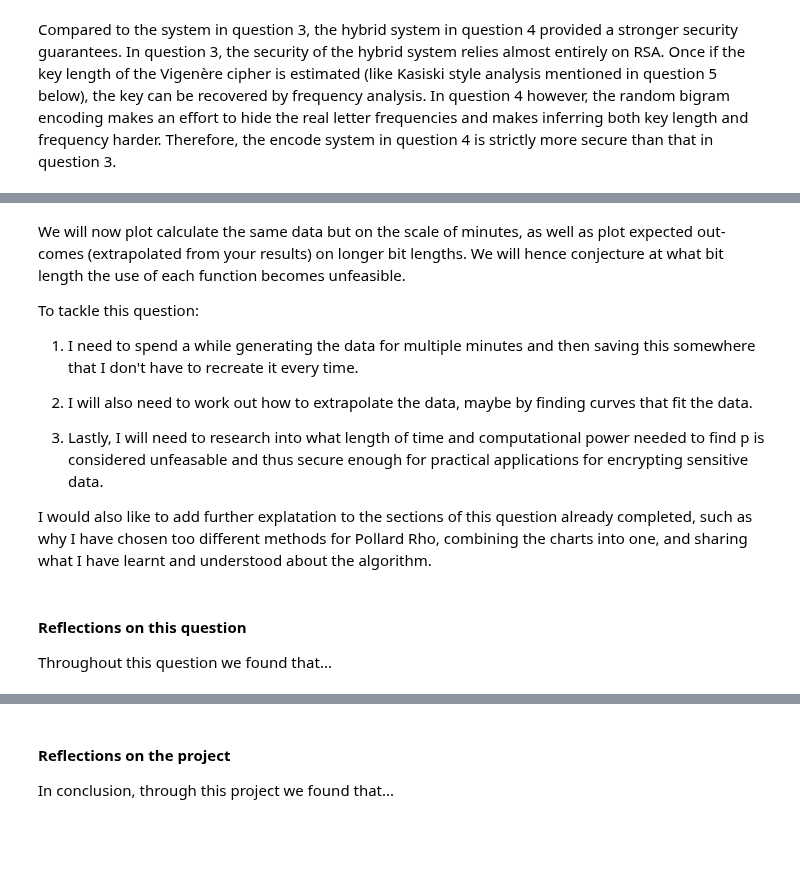
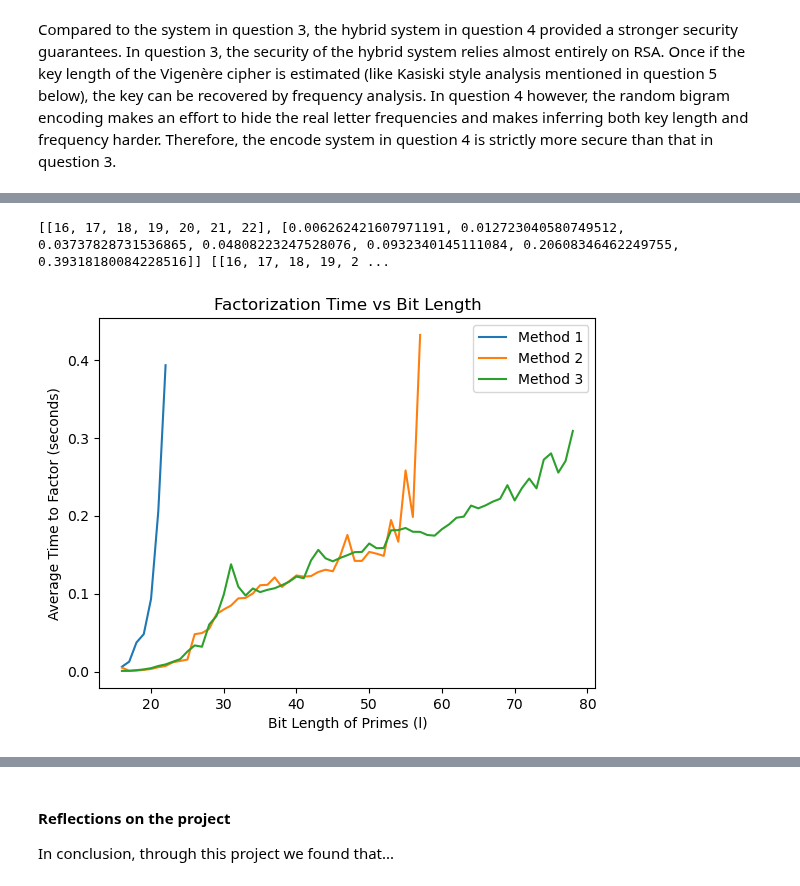
Before and after one commit to MattPygottCode/Group3, a Jupyter notebook: Hybrid Cryptography (1).ipynb, the cells around one changed output, grey strips where cells are left out. Saved outputs shown, nothing was run; the diff lists cells and outputs as text; code cells hidden in the pictures; blank space fills up the shorter version.

```diff
--- a/Hybrid Cryptography (1).ipynb
+++ b/Hybrid Cryptography (1).ipynb
@@ -985,16 +1050,43 @@ Timing data for smallest factor function (bit lengths and average times):
-# %% [markdown]
-We will now plot calculate the same data but on the scale of minutes, as well as plot expected out- comes (extrapolated from your results) on longer bit lengths. We will hence conjecture at what bit length the use of each function becomes unfeasible.
-
-To tackle this question:
-
-1) I need to spend a while generating the data for multiple minutes and then saving this somewhere that I don't have to recreate it every time.
-
-2) I will also need to work out how to extrapolate the data, maybe by finding curves that fit the data.
-
-3) Lastly, I will need to research into what length of time and computational power needed to find p is considered unfeasable and thus secure enough for practical applications for encrypting sensitive data.
-
-I would also like to add further explatation to the sections of this question already completed, such as why I have chosen too different methods for Pollard Rho, combining the charts into one, and sharing what I have learnt and understood about the algorithm.
-# %% [markdown]
-#### Reflections on this question
-
-Throughout this question we found that...
+# %%
+# # Graph2 will elucidate the performance difference between pollard rho version 1 and version 2
+# max_time = 0.3
+# iterations = 10
+
+# # Generate data on smallest factor function timings
+# smallest_factor_data = time_factorisation(l, max_time, iterations, smallest_factor)
+# print("Timing data for smallest factor function (bit lengths and average times):")
+# print(smallest_factor_data)
+
+# # Generate data on pollard rho version 1 timings
+# print("\nTiming data for smallest factor function (bit lengths and average times):")
+# pollard_rho_data_v1 = time_factorisation(l, max_time, iterations, pollard_rho_v1)
+# print(pollard_rho_data_v1)
+
+# # Generate data on pollard rho version 2 timings
+# print("\nTiming data for smallest factor function (bit lengths and average times):")
+# pollard_rho_data_v1 = time_factorisation(l, max_time, iterations, pollard_rho_v1)
+# print(pollard_rho_data_v1)
+
+# # Save data to JSON file
+# data = {
+#     "smallest_factor_data": smallest_factor_data,
+#     "pollard_rho_data_v1": pollard_rho_data_v1,
+#     "pollard_rho_data_v2": pollard_rho_data_v2
+# }
+
+# with open("graph2_lists.json", "w") as f:
+#     json.dump(data, f)
+
+# Retrieve data from JSON file
+with open("graph2_lists.json", "r") as f:
+    data = json.load(f)
+
+smallest_factor_data = data["smallest_factor_data"]
+pollard_rho_data_v1 = data["pollard_rho_data_v1"]
+pollard_rho_data_v2 = data["pollard_rho_data_v2"]
+
+print(smallest_factor_data, pollard_rho_data_v1, pollard_rho_data_v2)
+plot_graphs(smallest_factor_data, pollard_rho_data_v1, pollard_rho_data_v2)
+# %% [output]
+[[16, 17, 18, 19, 20, 21, 22], [0.006262421607971191, 0.012723040580749512, 0.03737828731536865, 0.04808223247528076, 0.0932340145111084, 0.20608346462249755, 0.39318180084228516]] [[16, 17, 18, 19, 2 ...
+[figure, added]
```
Also changed, not shown: parts of 24 cells of this notebook.
